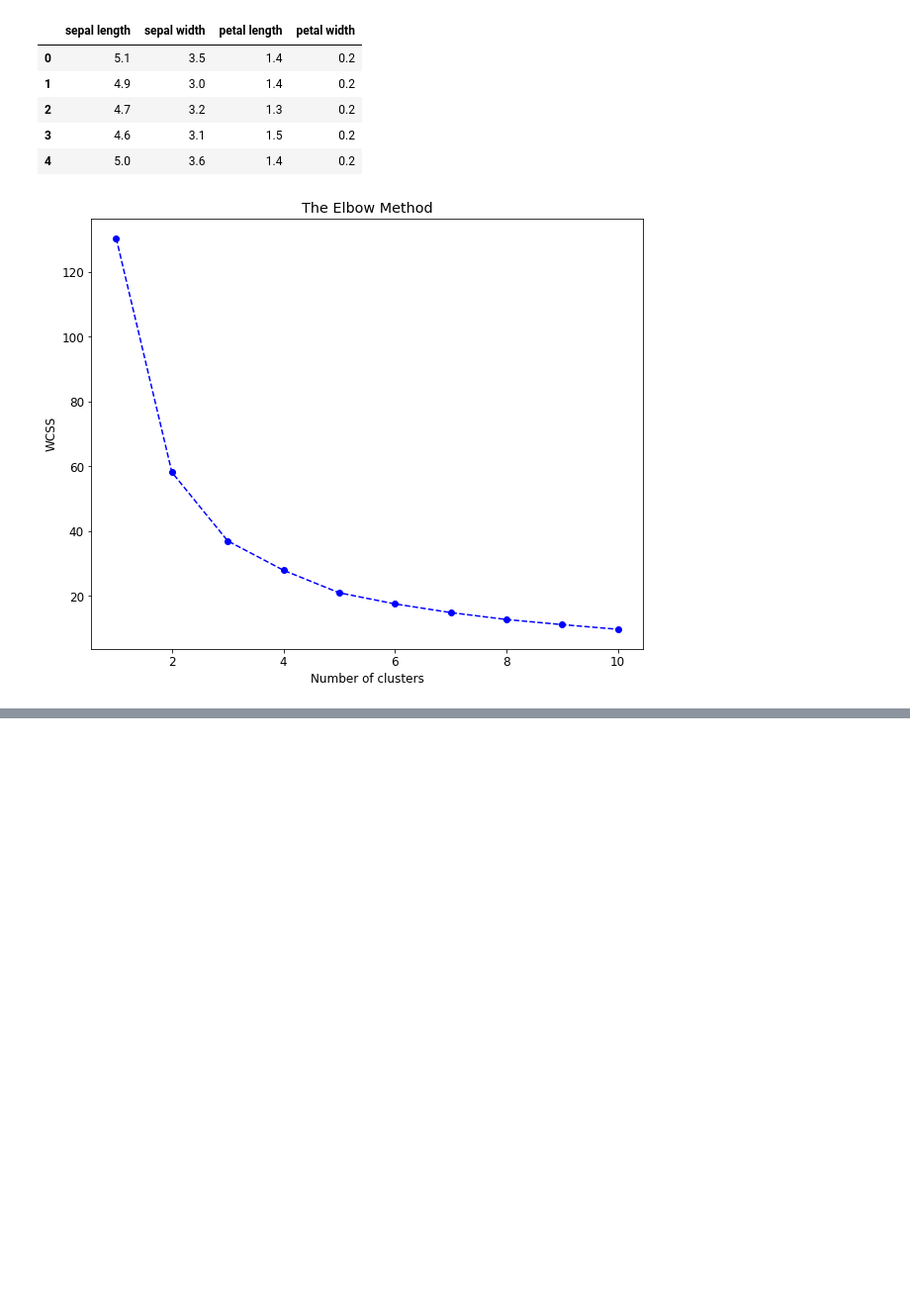
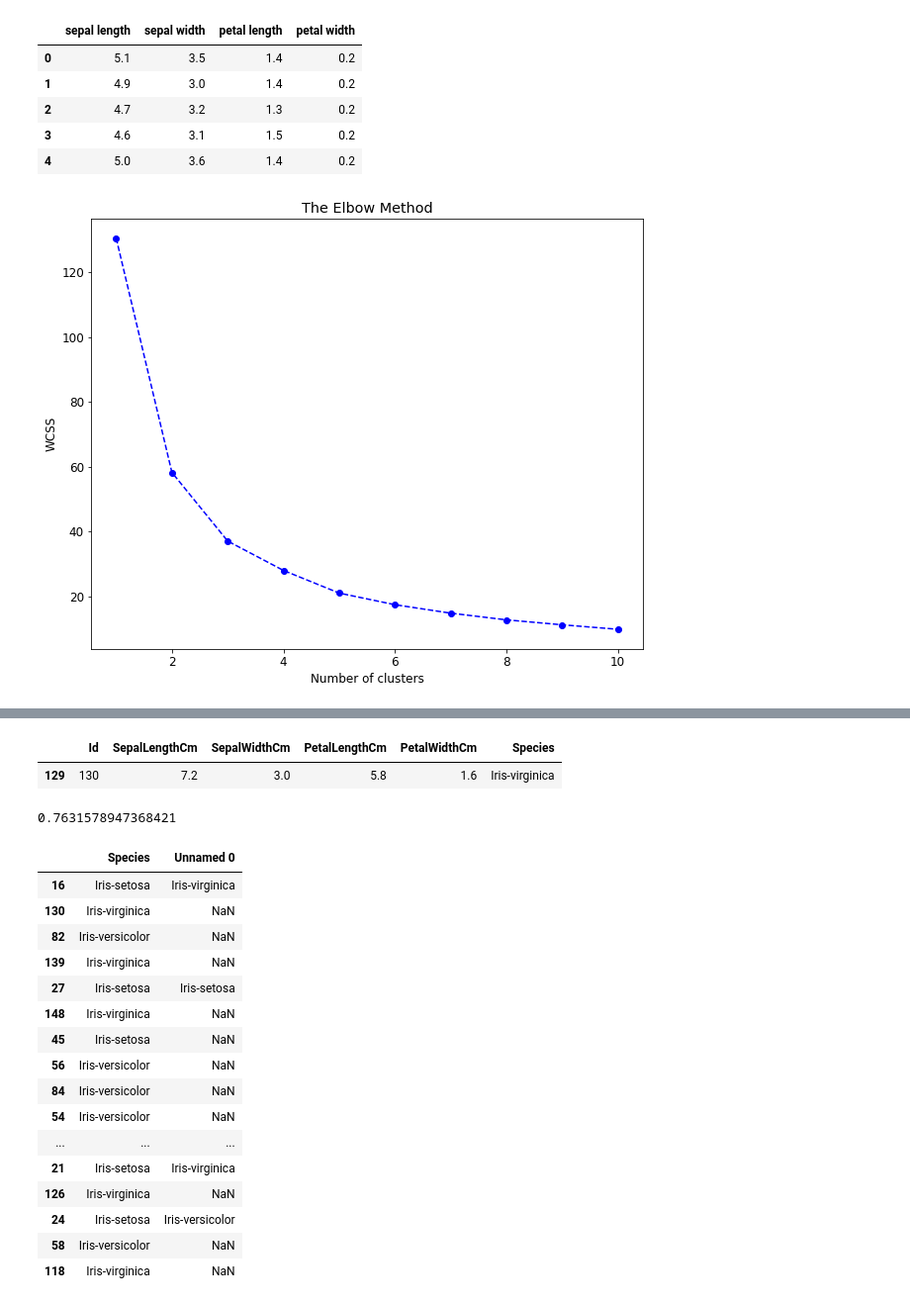
Before and after one commit to gRfns/Netology, a Jupyter notebook: Netology/Lessons/lsn18.ipynb, the cells around one changed output, grey strips where cells are left out. Shown: that part at 99% size. Saved outputs shown, nothing was run; the diff lists cells and outputs as text; code cells hidden in the pictures; blank space fills up the shorter version.

```diff
--- a/Netology/Lessons/lsn18.ipynb
+++ b/Netology/Lessons/lsn18.ipynb
@@ -111,0 +111,10 @@ new_df
+# %%
+X , y = df_iris[['SepalLengthCm', 'SepalWidthCm']] , df_iris['Species']
+# %%
+from sklearn.model_selection import train_test_split
+X_train, X_test, y_train, y_test = train_test_split(X, y, test_size=0.25)
+# %%
+from sklearn.discriminant_analysis import LinearDiscriminantAnalysis
+lda = LinearDiscriminantAnalysis()
+# %%
+lda.fit(X_train, y_train)
@@ -111,0 +137,31 @@ new_df
+# %%
+df_iris[df_iris.Id == 130]
+# %% [output]
+|  | Id | SepalLengthCm | SepalWidthCm | PetalLengthCm | PetalWidthCm | Species |
+| 129 | 130 | 7.2 | 3.0 | 5.8 | 1.6 | Iris-virginica |
+# %%
+from sklearn.metrics import accuracy_score
+accuracy_score(y_test, lda.predict(X_test))
+# %% [output]
+0.7631578947368421
+# %%
+result = pd.DataFrame([y_test, lda.predict(X_test)]).T
+result
+# %% [output]
+|  | Species | Unnamed 0 |
+| 16 | Iris-setosa | Iris-virginica |
+| 130 | Iris-virginica | NaN |
+| 82 | Iris-versicolor | NaN |
+| 139 | Iris-virginica | NaN |
+| 27 | Iris-setosa | Iris-setosa |
+| 148 | Iris-virginica | NaN |
+| 45 | Iris-setosa | NaN |
+| 56 | Iris-versicolor | NaN |
+| 84 | Iris-versicolor | NaN |
+| 54 | Iris-versicolor | NaN |
+| ... | ... | ... |
+| 21 | Iris-setosa | Iris-virginica |
+| 126 | Iris-virginica | NaN |
+| 24 | Iris-setosa | Iris-versicolor |
+| 58 | Iris-versicolor | NaN |
+| 118 | Iris-virginica | NaN |
```
Also changed, not shown: parts of 10 cells of this notebook.
